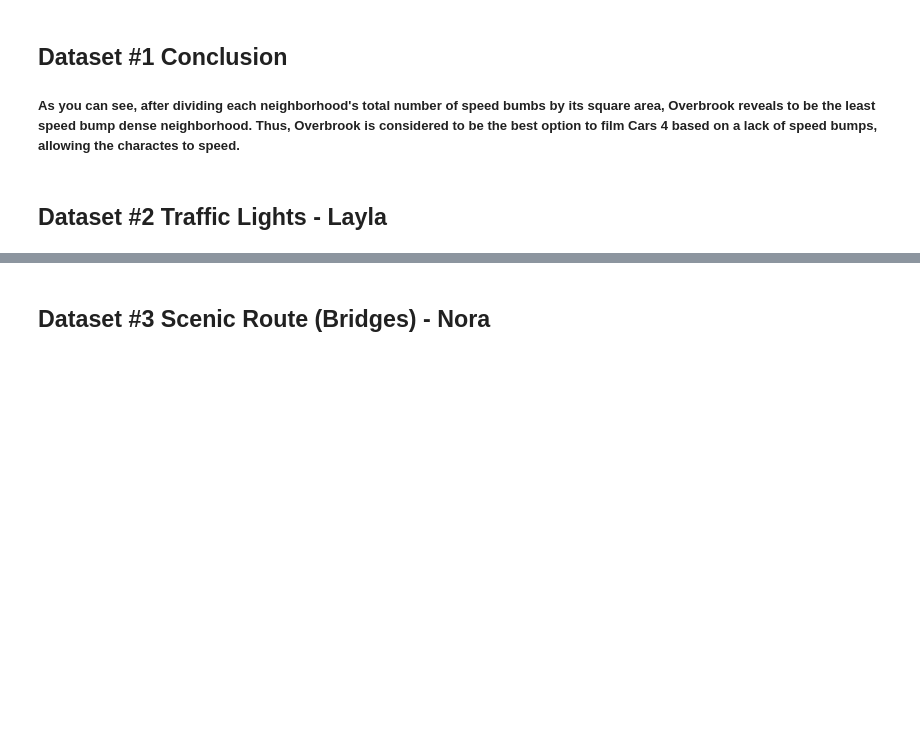
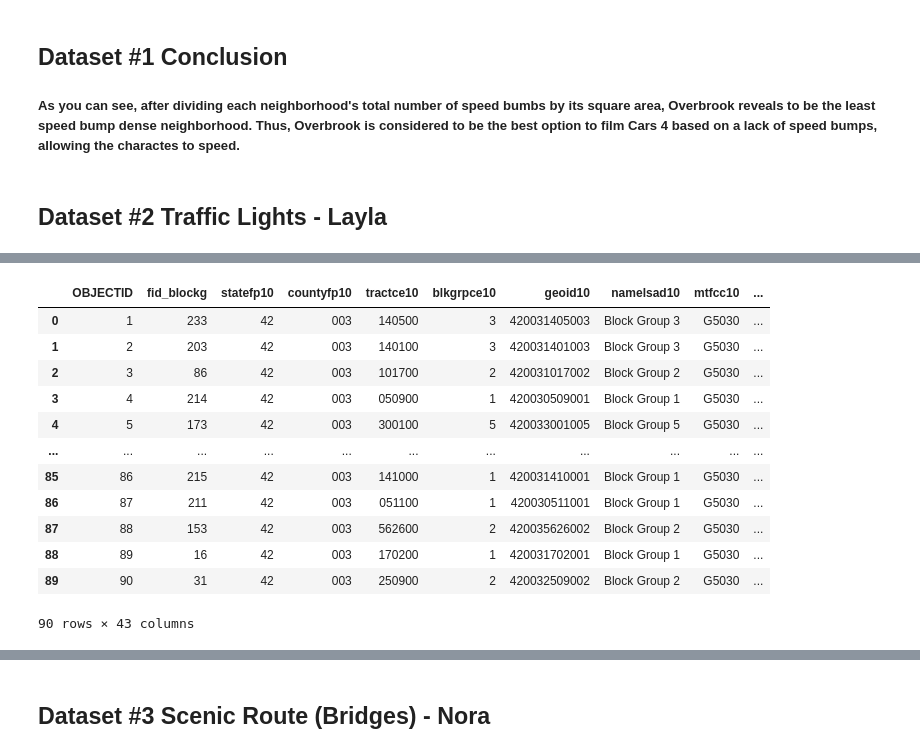
Before and after one commit to norarich/Final-Project, a Jupyter notebook: Final Notebook.ipynb, the cells around one changed output, grey strips where cells are left out. Saved outputs shown, nothing was run; the diff lists cells and outputs as text; code cells hidden in the pictures; blank space fills up the shorter version.

```diff
--- a/Final Notebook.ipynb
+++ b/Final Notebook.ipynb
@@ -95,0 +124,18 @@ put your code here.
+# %%
+# Importing square area to calculate proportion
+trafficlights_map['proportion']= trafficlights_map['neighborhood']/ trafficlights_map['sqmiles']
+trafficlights_map
+# %% [output]
+|  | OBJECTID | fid_blockg | statefp10 | countyfp10 | tractce10 | blkgrpce10 | geoid10 | namelsad10 | mtfcc10 | ... |
+| 0 | 1 | 233 | 42 | 003 | 140500 | 3 | 420031405003 | Block Group 3 | G5030 | ... |
+| 1 | 2 | 203 | 42 | 003 | 140100 | 3 | 420031401003 | Block Group 3 | G5030 | ... |
+| 2 | 3 | 86 | 42 | 003 | 101700 | 2 | 420031017002 | Block Group 2 | G5030 | ... |
+| 3 | 4 | 214 | 42 | 003 | 050900 | 1 | 420030509001 | Block Group 1 | G5030 | ... |
+| 4 | 5 | 173 | 42 | 003 | 300100 | 5 | 420033001005 | Block Group 5 | G5030 | ... |
+| ... | ... | ... | ... | ... | ... | ... | ... | ... | ... | ... |
+| 85 | 86 | 215 | 42 | 003 | 141000 | 1 | 420031410001 | Block Group 1 | G5030 | ... |
+| 86 | 87 | 211 | 42 | 003 | 051100 | 1 | 420030511001 | Block Group 1 | G5030 | ... |
+| 87 | 88 | 153 | 42 | 003 | 562600 | 2 | 420035626002 | Block Group 2 | G5030 | ... |
+| 88 | 89 | 16 | 42 | 003 | 170200 | 1 | 420031702001 | Block Group 1 | G5030 | ... |
+| 89 | 90 | 31 | 42 | 003 | 250900 | 2 | 420032509002 | Block Group 2 | G5030 | ... |
+90 rows × 43 columns
```
Also changed, not shown: parts of 9 cells of this notebook.
